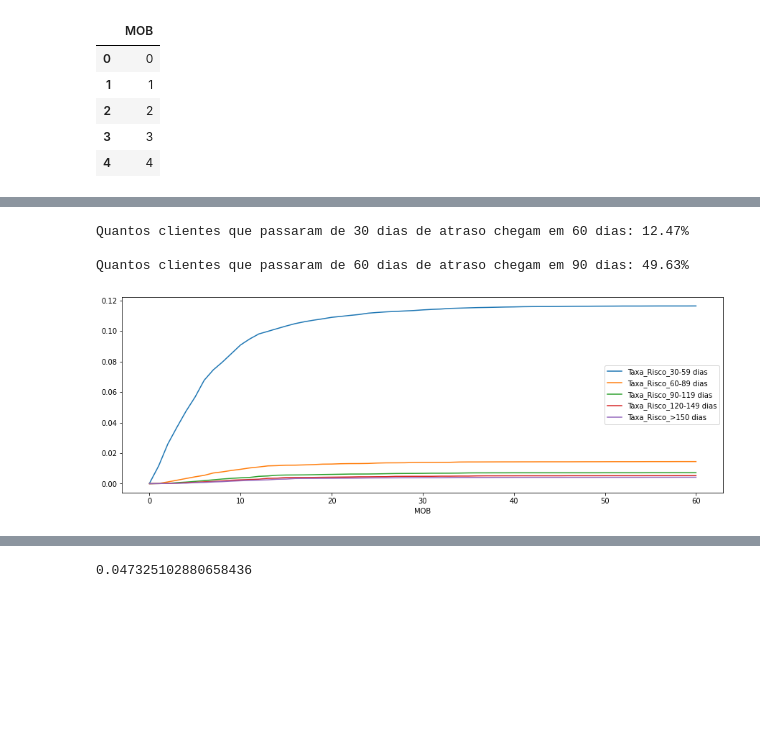
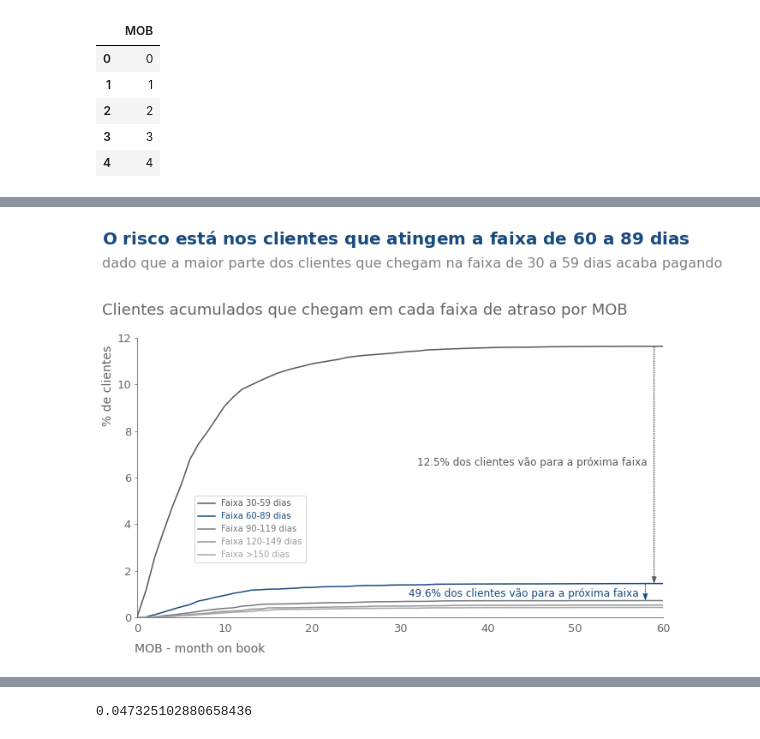
Before and after one commit to ViniciusCastillo/Aprendendo, a Jupyter notebook: Analise_Base_Aprovados.ipynb, the cells around one changed output, grey strips where cells are left out. Drawn from its saved outputs; the diff is of its cells as text; code cells hidden in the pictures; blank space fills up the shorter version.

```diff
--- a/Analise_Base_Aprovados.ipynb
+++ b/Analise_Base_Aprovados.ipynb
@@ -158,14 +158,50 @@ taxa_por_faixa.head()
-# %%
-relacao = taxa_por_faixa.loc[60,'Taxa_Risco_60-89 dias']/taxa_por_faixa.loc[60,'Taxa_Risco_30-59 dias']
-print(f'Quantos clientes que passaram de 30 dias de atraso chegam em 60 dias: {relacao:.2%}\n')
-relacao2 = taxa_por_faixa.loc[60,'Taxa_Risco_90-119 dias']/taxa_por_faixa.loc[60,'Taxa_Risco_60-89 dias']
-print(f'Quantos clientes que passaram de 60 dias de atraso chegam em 90 dias: {relacao2:.2%}\n')
-taxa_por_faixa.drop('Taxa_Risco_1-29 dias', axis=1).plot(figsize=(15, 5));
-# %% [output]
-Quantos clientes que passaram de 30 dias de atraso chegam em 60 dias: 12.47%
-
-Quantos clientes que passaram de 60 dias de atraso chegam em 90 dias: 49.63%
-[figure, removed]
+# %%
+# define colors
+grey1, grey2, grey3 = '#231F20', '#414040', '#555655'
+grey4, grey5, grey6 = '#646369', '#76787B', '#828282'
+grey7, grey8, grey9 = '#929497', '#A6A6A5', '#BFBEBE'
+blue1, blue2, blue3, blue4 = '#174A7E', '#4A81BF', '#94B2D7', '#94AFC5'
+red1, red2 = '#C3514E', '#E6BAB7'
+green1, green2 = '#0C8040', '#9ABB59'
+orange1 = '#F79747'
+
+relacao = taxa_por_faixa.loc[60,'Faixa 60-89 dias']/taxa_por_faixa.loc[60,'Faixa 30-59 dias']
+relacao2 = taxa_por_faixa.loc[60,'Faixa 90-119 dias']/taxa_por_faixa.loc[60,'Faixa 60-89 dias']
+
+cores = [grey3,blue1,grey5,grey7,grey8]
+
+ax = taxa_por_faixa.drop('Faixa 1-29 dias', axis=1).plot(figsize=(11, 6), color=cores)
+ax.spines['bottom'].set_color(grey4)
+ax.spines['left'].set_color(grey4)
+ax.spines['right'].set_visible(False)
+ax.spines['top'].set_visible(False)
+ax.tick_params(bottom=False, color=grey4)
+ax.set_xlim([0, 60])
+ax.set_ylim([0, 12])
+for i in ax.get_yticklabels() + ax.get_xticklabels():
+    i.set_fontsize(13)
+    i.set_color(grey4)
+ax.text(-4, 16, '$\\bf{O\ risco\ está\ nos\ clientes\ que\ atingem\ a\ faixa\ de\ 60\ a\ 89\ dias}$', fontsize=20, color=blue1)
+ax.text(-4, 15, 'dado que a maior parte dos clientes que chegam na faixa de 30 a 59 dias acaba pagando', fontsize=16, color=grey6)
+ax.text(-4, 13, 'Clientes acumulados que chegam em cada faixa de atraso por MOB', fontsize=18, color=grey4)
+ax.text(-4, 8.3, '% de clientes', fontsize=14, rotation='vertical', color=grey4)
+ax.text(-0.3, -1.5, 'MOB - month on book', fontsize=14, color=grey4)
+plt.arrow(x=59, y=taxa_por_faixa.loc[58,'Faixa 30-59 dias'], dx=0,
+          dy=taxa_por_faixa.loc[58,'Faixa 60-89 dias']-taxa_por_faixa.loc[58,'Faixa 30-59 dias'],
+          color=grey3, ls=':', lw=1, head_width=.5, head_length=.3, length_includes_head=True)
+ax.text(32, 6.5, str(round((relacao)*100,1))+'% dos clientes vão para a próxima faixa', fontsize=12, color=grey3)
+plt.arrow(x=58, y=taxa_por_faixa.loc[55,'Faixa 60-89 dias'], dx=0,
+          dy=taxa_por_faixa.loc[55,'Faixa 90-119 dias']-taxa_por_faixa.loc[55,'Faixa 60-89 dias'],
+          color=blue1, ls=':', lw=1, head_width=.5, head_length=.3, length_includes_head=True)
+ax.text(31, 0.9, str(round((relacao2)*100,1))+'% dos clientes vão para a próxima faixa', fontsize=12, color=blue1)
+legenda = plt.legend(bbox_to_anchor=(0.1,0.45))
+i = 0
+for texto in legenda.get_texts():
+  texto.set_color(cores[i])
+  i+=1
+plt.xlabel('');
+# %% [output]
+[figure, added]
 # %%
 primeiro_risco = aprovados.query('Risco == 1')[['MOB','ID_Cliente']].groupby(['ID_Cliente']).min().reset_index()
 MOBs_risco = primeiro_risco.merge(MOBs, how="cross", suffixes=('_inicial',''))
```
Also changed, not shown: parts of 7 cells of this notebook.
